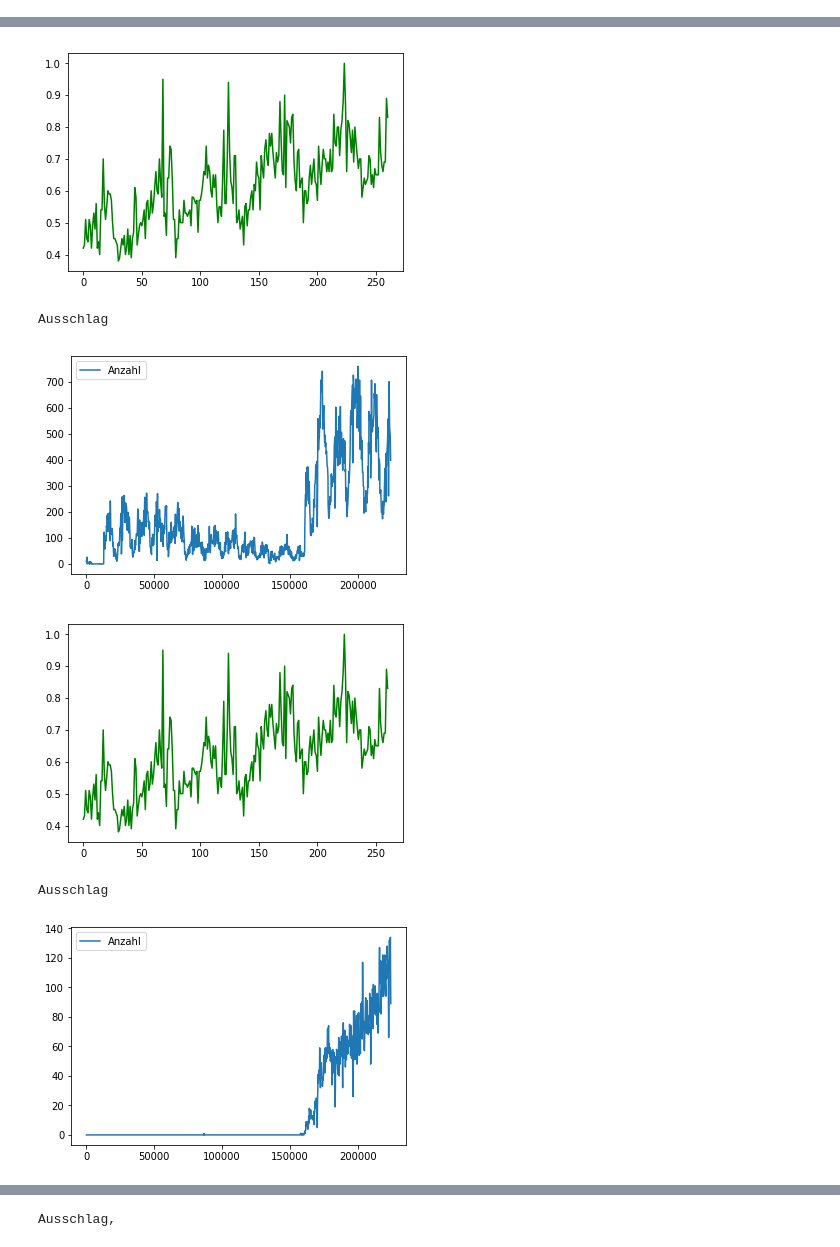
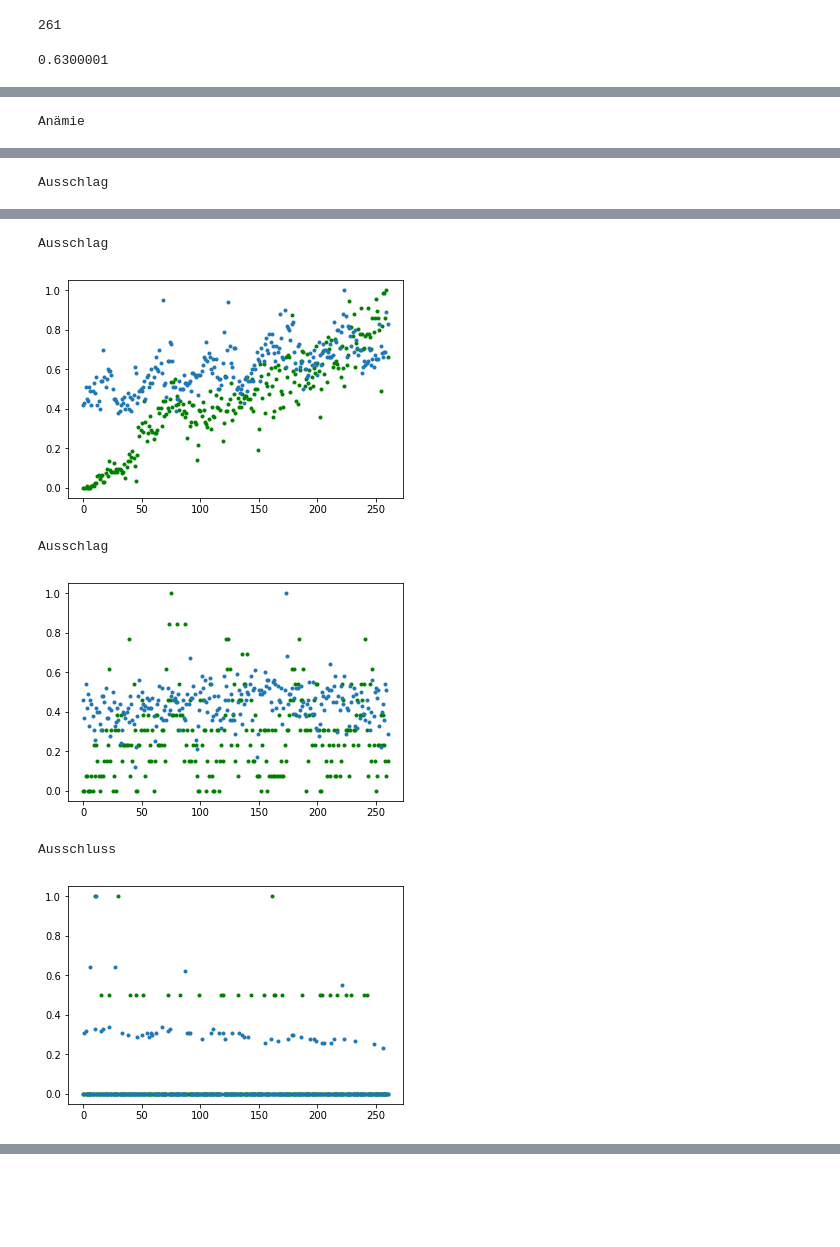
Before and after one commit to JarnoRFB/mercura, a Jupyter notebook: Google_trends_comparison.ipynb, the cells around one changed output, grey strips where cells are left out. Saved outputs shown, nothing was run; the diff lists cells and outputs as text; code cells hidden in the pictures; blank space fills up the shorter version.

```diff
--- a/Google_trends_comparison.ipynb
+++ b/Google_trends_comparison.ipynb
@@ -11,10 +11,11 @@ df = pd.read_csv('symptoms.csv', sep=',',encoding='latin-1')
 #Test call to see whether I am still blocked by Google,lol
 pytrend = TrendReq()
 
-test = 'Husten'
+test = 'Anämie'
 pytrend.build_payload(kw_list=['{}'.format(test)],geo="DE",timeframe='today 5-y',cat=0)
 google_trend_per_syndrom = pytrend.interest_over_time()
 google_values_unnormlised = google_trend_per_syndrom['{}'.format(test)].values
 google_values= google_values_unnormlised/max(google_values_unnormlised)+0.0000001
-print(google_values)
+print(google_trend_per_syndrom)
+test_values = np.zeros((len(dict_symptomps_shortened),261))
 # %% [output]
@@ -122,0 +129,31 @@ for i in range(len(index)):
+# %%
+def filter_symptoms(x):
+    match = re.search(r'([A-Z]+[^\s]*)[\s]',x)
+    if match:
+        match = match.group(1)
+        if re.search(r'([A-Z]+[^\s,-]*)[\s,-]',match):
+            match = re.search(r'([A-Z]+[^\s,-]*)[\s,-]',match)
+            return match.group(1)
+        else:
+            return match
+
+to_be_changed_symptoms = []
+for i, symp in enumerate(dict_symptomps):
+    to_be_changed_symptoms.append(symp)
+
+
+filtered_symp = map(filter_symptoms, to_be_changed_symptoms)
+filtered_symp = list(filtered_symp)
+
+copy_symptoms = symptoms.copy()
+
+#Save the index where None
+index =[]
+for i in range(len(filtered_symp)):
+    if filtered_symp[i] == None:
+        index.append(i)
+#Delete where entry is None
+for i in range(len(index)):
+    del filtered_symp[index[i]]
+    del copy_symptoms[index[i]]
+    index[:] = [x - 1 for x in index]
@@ -167,0 +201,2 @@ exception for Muskel-,
+# %%
+HARDCORE_COPY = google_values.copy()
@@ -186,9 +215,18 @@ array([-0.08232121,  0.3681181 ,  0.44082959, -0.1440823 ,  0.08029795,
+# %%
+len(google_values[1])
+# %% [output]
+261
+# %%
+google_values[0]
+# %% [output]
+0.6300001
 # %%
+y = range(261)
 for i in range(len(reduced_keys)):
 
-    dict_symptomps_shortened[reduced_keys[i]].plot()
-    plt.show()
-    plt.plot(google_values[i],'g')
+    #plt.plot(y,dict_symptomps_shortened[reduced_keys[i]].values,'.')
+    plt.plot(y,rki_values[i],'g.')
+    plt.plot(y,HARDCORE_COPY[i],'.')
     plt.show()
     print(reduced_short_keys[i])
     time.sleep(5)
@@ -196,0 +235 @@ for i in range(len(reduced_keys)):
+Anämie
@@ -198,0 +237 @@ Anämie,
+Ausschlag
@@ -200,6 +239,6 @@ Anämie,
+Ausschlag
-[figure, old version]
+[figure, new version]
-Ausschlag
+Ausschlag
-[figure, old version]
+[figure, new version]
+Ausschluss
-[figure, old version]
+[figure, new version]
-Ausschlag
-[figure, removed]
@@ -207 +244,0 @@ Ausschlag
-Ausschlag,
```
Also changed, not shown: parts of 8 cells of this notebook.
